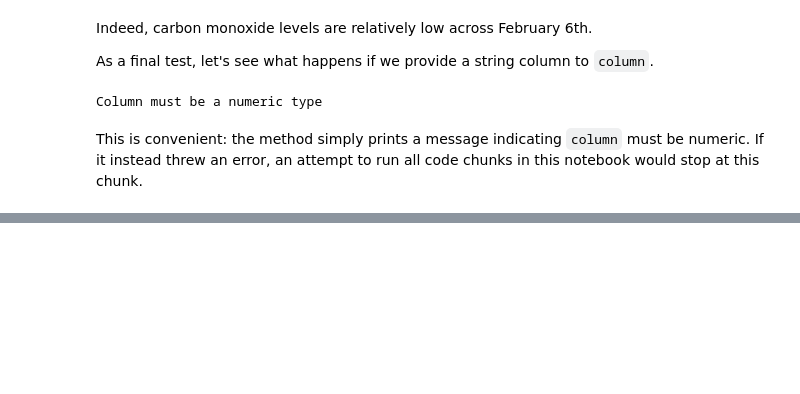
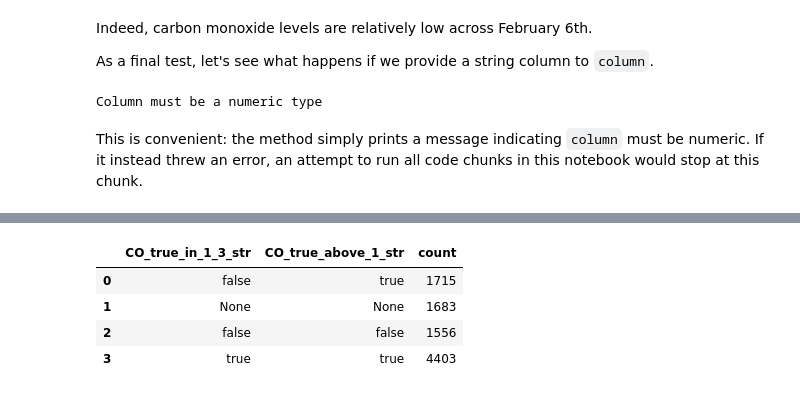
Before and after one commit to jccrews256/ST-554-Project-2, a Jupyter notebook: Project 2 Notebook.ipynb, the cells around one changed output, grey strips where cells are left out. Cells and saved outputs as stored; diff of their text form; code cells hidden in the pictures; blank space fills up the shorter version.

```diff
--- a/Project 2 Notebook.ipynb
+++ b/Project 2 Notebook.ipynb
@@ -483,0 +516,12 @@ This is convenient: the method simply prints a message indicating `column` must
+# %%
+# Casting CO_true_below_1 to string
+test_data_sql.df = test_data_sql.df.withColumn("CO_true_above_1_str", F.col("CO_true_above_1").cast("string"))
+
+# Counting observations for combinations of levels for CO_true_in_1_3 and CO_true_above_1
+test_data_sql.count_combos(column1 = "CO_true_in_1_3_str", column2 = "CO_true_above_1_str")
+# %% [output]
+|  | CO_true_in_1_3_str | CO_true_above_1_str | count |
+| 0 | false | true | 1715 |
+| 1 | None | None | 1683 |
+| 2 | false | false | 1556 |
+| 3 | true | true | 4403 |
```
Also changed, not shown: parts of 34 cells of this notebook.
